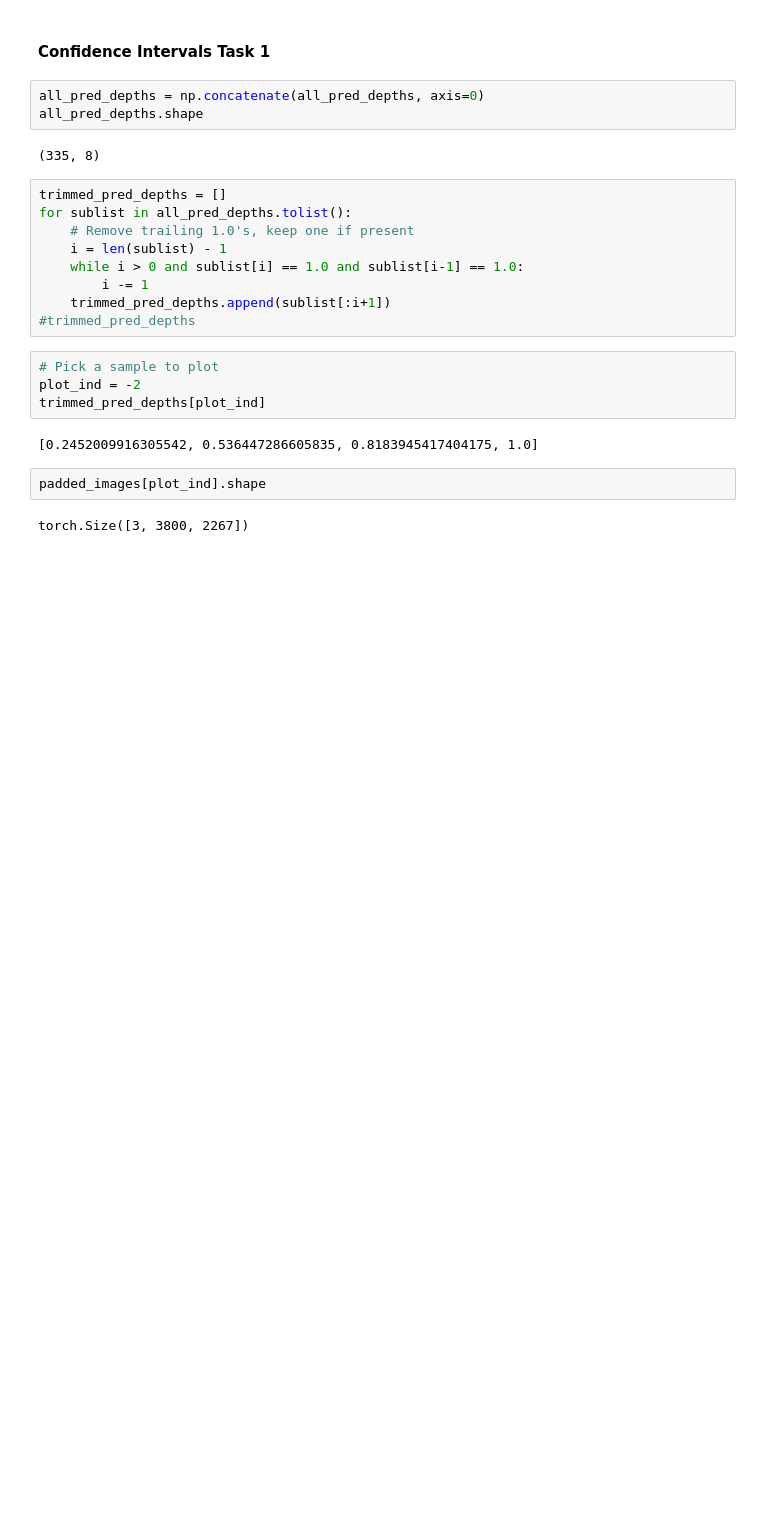
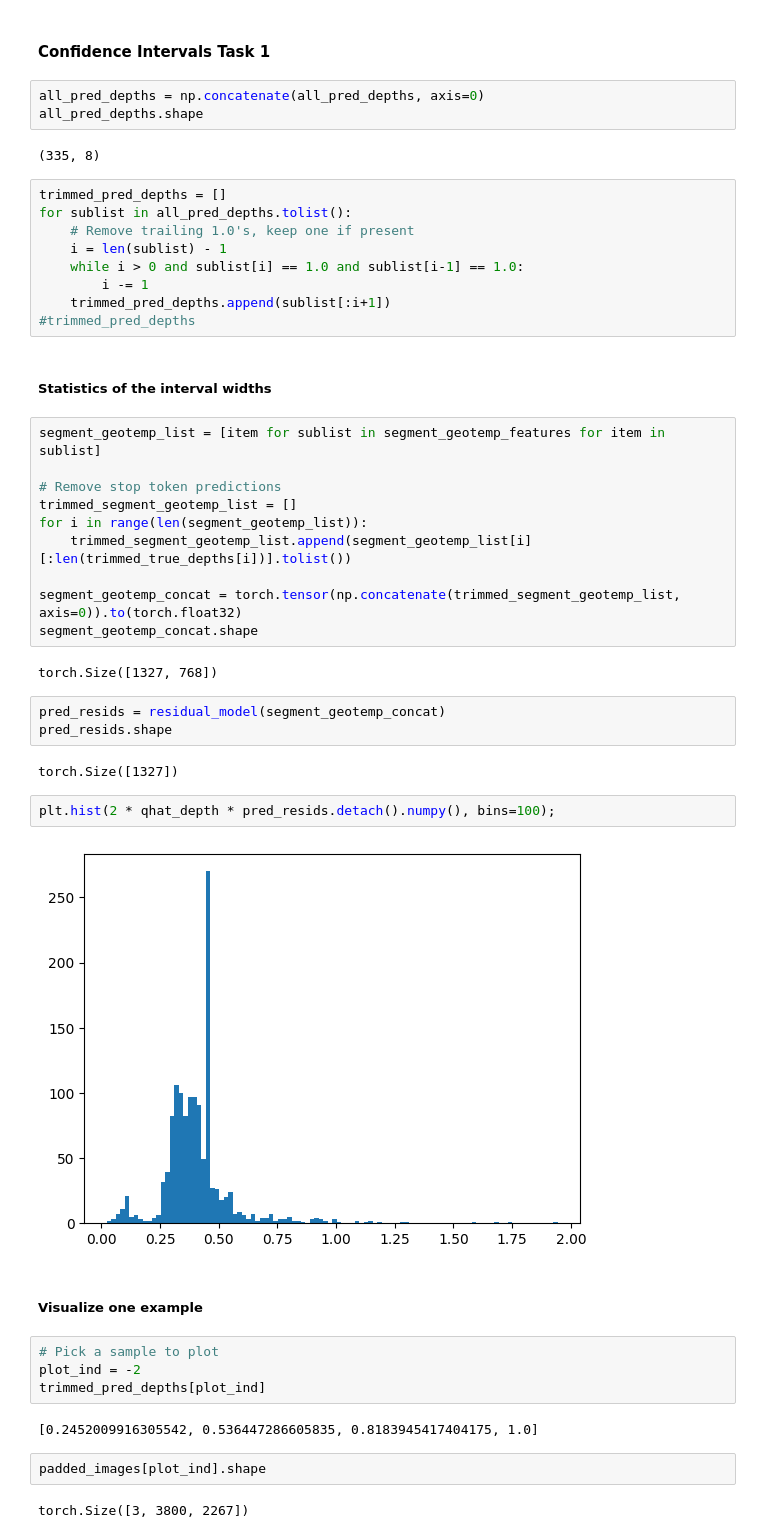
Before and after one commit to calgo-lab/BGR, a Jupyter notebook: notebooks/soil/Conformal_SoilNet.ipynb, the cells around one changed output. Drawn from its saved outputs; the diff is of its cells as text; blank space fills up the shorter version.

Commit message:
Distribution interval widths Task 1 on test set

```diff
--- a/notebooks/soil/Conformal_SoilNet.ipynb
+++ b/notebooks/soil/Conformal_SoilNet.ipynb
@@ -418,6 +418,31 @@ for sublist in all_pred_depths.tolist():
         i -= 1
     trimmed_pred_depths.append(sublist[:i+1])
 #trimmed_pred_depths
+# %% [markdown]
+##### Statistics of the interval widths
+# %%
+segment_geotemp_list = [item for sublist in segment_geotemp_features for item in sublist]
+
+# Remove stop token predictions
+trimmed_segment_geotemp_list = []
+for i in range(len(segment_geotemp_list)):
+    trimmed_segment_geotemp_list.append(segment_geotemp_list[i][:len(trimmed_true_depths[i])].tolist())
+
+segment_geotemp_concat = torch.tensor(np.concatenate(trimmed_segment_geotemp_list, axis=0)).to(torch.float32)
+segment_geotemp_concat.shape
+# %% [output]
+torch.Size([1327, 768])
+# %%
+pred_resids = residual_model(segment_geotemp_concat)
+pred_resids.shape
+# %% [output]
+torch.Size([1327])
+# %%
+plt.hist(2 * qhat_depth * pred_resids.detach().numpy(), bins=100);
+# %% [output]
+[figure, added]
+# %% [markdown]
+##### Visualize one example
 # %%
 # Pick a sample to plot
 plot_ind = -2
```
Also changed, not shown: parts of 8 cells of this notebook, 1 other file.
